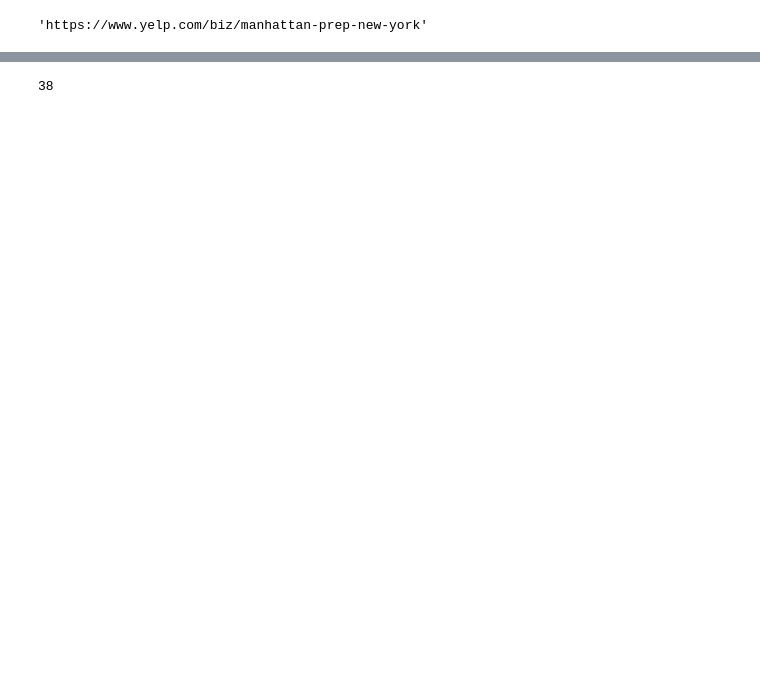
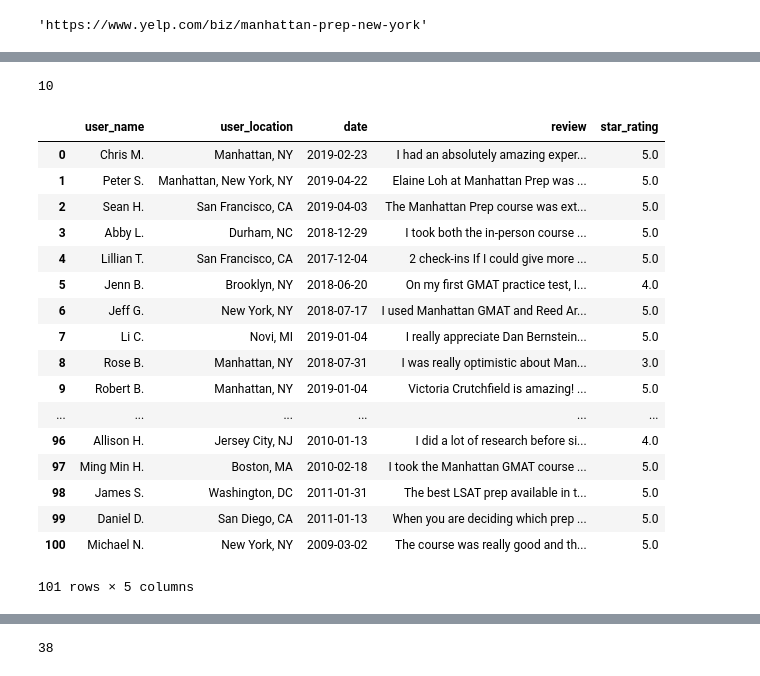
Before and after one commit to rvent/Tutoring_Company_Project, a Jupyter notebook: Final_Presentation.ipynb, the cells around one changed output, grey strips where cells are left out. Cells and saved outputs as stored; diff of their text form; code cells hidden in the pictures; blank space fills up the shorter version.

```diff
--- a/Final_Presentation.ipynb
+++ b/Final_Presentation.ipynb
@@ -440,3 +341,3 @@ df_4["counts"] = df_4["title_0_code"] + df_4["title_1_code"] + df_4["title_2_cod
 # %%
-df_5 = df_4[df_4.counts.values > 0]
+df_3 = df_2[df_2.counts.values > 0]
 # %%
@@ -540,16 +516,33 @@ def get_reviews(driver):
 def get_all_reviews(df):
     driver = webdriver.Chrome("/Users/flatironschool/Desktop/class-labs/Mod-4/Event-Planner-Project/chromedriver")
     user_names = []
+    user_stats = []
+    user_dates = []
     user_reviews = []
     user_stars = []
-    count = 0
+    user_info = []
+    runs = 0
     for link in df.url:
-        driver.get(link[:link.index("?")])
-        un, ur, us = get_reviews(driver)
-        count += 1
-        if count % 100 == 0:
+        count = 0
+        runs += 1
+        url = link[:link.index("?")]
+        driver.get(url)
+        pages = int(get_specific_data(driver, "page-of-pages")[0][-1])
+        while count <= pages*20:
+            driver.get(url+f"?start={count}")
+            uname, upass, ud, urevs, us = get_reviews(driver)
+            ur = clean_text(urevs, regular=True)
+            un = clean_text(uname)
+            up = clean_text(upass)
+            user_stats.extend(up)
+            user_names.extend(un)
+            user_dates.extend(ud)
+            user_reviews.extend(ur)
+            user_stars.extend(us)
+            count += 20
+        if runs % 100 == 0:
             print("running!")
-
-    time.sleep(2)
+        break
+        time.sleep(1)
     driver.close()
-    return un, ur, us
+    return user_names, user_stats, user_dates, user_reviews, user_stars
@@ -560,4 +557,4 @@ url[:url.index("?")]
 # %% [output]
 'https://www.yelp.com/biz/manhattan-prep-new-york'
 # %%
-u_name, u_rev, u_stars = get_all_reviews(df2)
+u_name, u_stats, u_date, u_rev, u_stars = get_all_reviews(df_3)
@@ -602,0 +581,30 @@ u_name
+# %%
+len("2018-06-29")
+# %% [output]
+10
+# %%
+cols = ["user_name", "user_location","date", "review", "star_rating"]
+df_index = [name[0] for name in u_name]
+user_df = pd.DataFrame([[u_name[i][0], u_name[i][1],u_date[i][:10], u_rev[i], u_stars[i]] for i in range(len(u_date))],
+             columns=cols)
+# %%
+pd.concat([user_df,
+# %% [output]
+|  | user_name | user_location | date | review | star_rating |
+| 0 | Chris M. | Manhattan, NY | 2019-02-23 | I had an absolutely amazing exper... | 5.0 |
+| 1 | Peter S. | Manhattan, New York, NY | 2019-04-22 | Elaine Loh at Manhattan Prep was ... | 5.0 |
+| 2 | Sean H. | San Francisco, CA | 2019-04-03 | The Manhattan Prep course was ext... | 5.0 |
+| 3 | Abby L. | Durham, NC | 2018-12-29 | I took both the in-person course ... | 5.0 |
+| 4 | Lillian T. | San Francisco, CA | 2017-12-04 | 2 check-ins If I could give more ... | 5.0 |
+| 5 | Jenn B. | Brooklyn, NY | 2018-06-20 | On my first GMAT practice test, I... | 4.0 |
+| 6 | Jeff G. | New York, NY | 2018-07-17 | I used Manhattan GMAT and Reed Ar... | 5.0 |
+| 7 | Li C. | Novi, MI | 2019-01-04 | I really appreciate Dan Bernstein... | 5.0 |
+| 8 | Rose B. | Manhattan, NY | 2018-07-31 | I was really optimistic about Man... | 3.0 |
+| 9 | Robert B. | Manhattan, NY | 2019-01-04 | Victoria Crutchfield is amazing! ... | 5.0 |
+| ... | ... | ... | ... | ... | ... |
+| 96 | Allison H. | Jersey City, NJ | 2010-01-13 | I did a lot of research before si... | 4.0 |
+| 97 | Ming Min H. | Boston, MA | 2010-02-18 | I took the Manhattan GMAT course ... | 5.0 |
+| 98 | James S. | Washington, DC | 2011-01-31 | The best LSAT prep available in t... | 5.0 |
+| 99 | Daniel D. | San Diego, CA | 2011-01-13 | When you are deciding which prep ... | 5.0 |
+| 100 | Michael N. | New York, NY | 2009-03-02 | The course was really good and th... | 5.0 |
+101 rows × 5 columns
```
Also changed, not shown: parts of 68 cells of this notebook.
